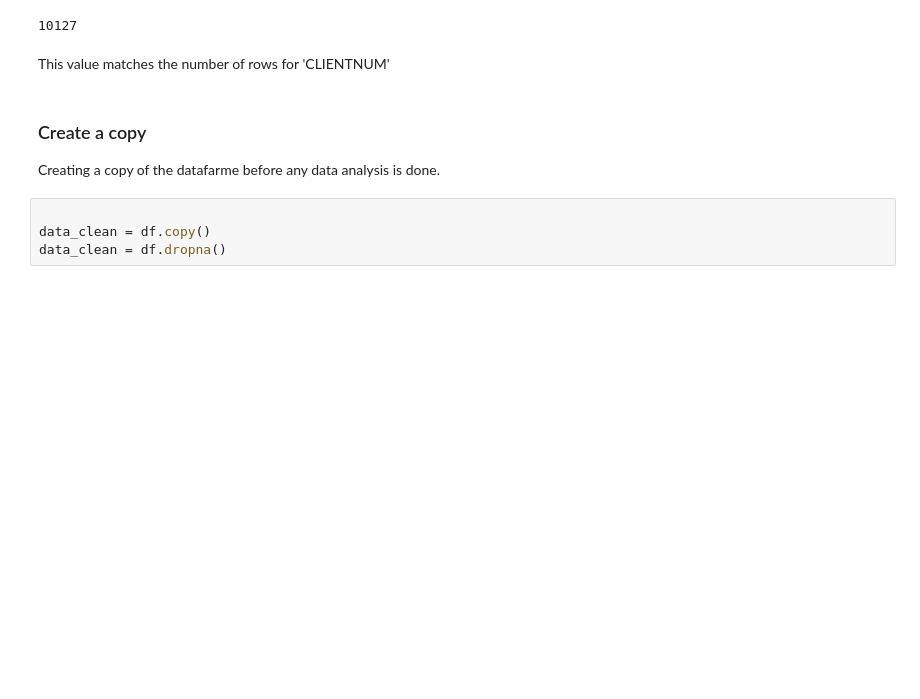
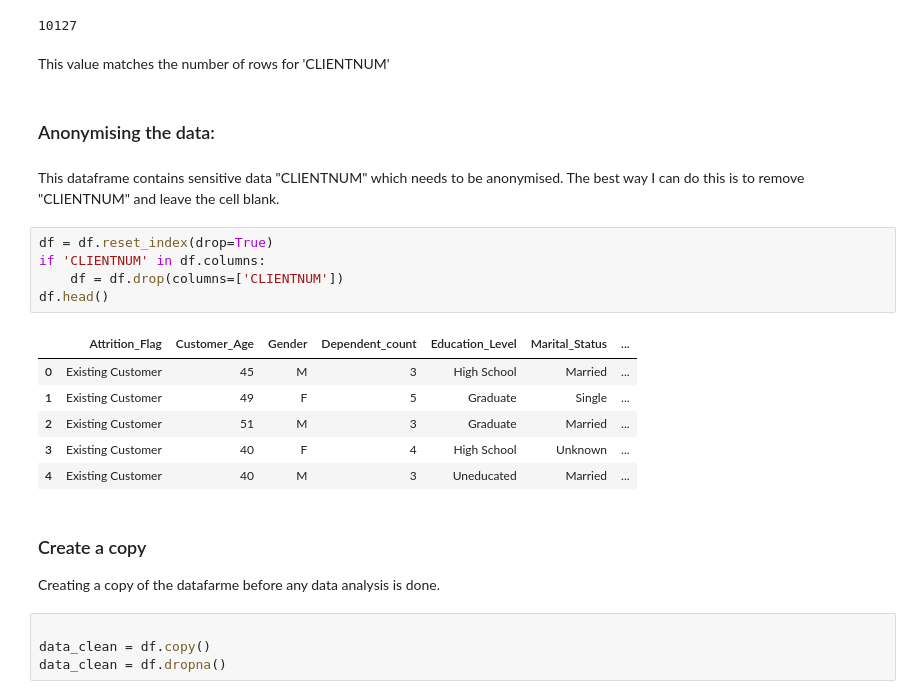
Before and after one commit to MichaelJDB/Credit-Card-Analysis, a Jupyter notebook: jupyter_notebooks/Credit_Card_Analysis.ipynb, the cells around one changed output. Saved outputs shown, nothing was run; the diff lists cells and outputs as text; blank space fills up the shorter version.

```diff
--- a/jupyter_notebooks/Credit_Card_Analysis.ipynb
+++ b/jupyter_notebooks/Credit_Card_Analysis.ipynb
@@ -54,6 +55,22 @@ df['CLIENTNUM'].nunique()
 10127
 # %% [markdown]
 This value matches the number of rows for 'CLIENTNUM'
+# %% [markdown]
+### Anonymising the data:
+# %% [markdown]
+This dataframe contains sensitive data "CLIENTNUM" which needs to be anonymised. The best way I can do this is to remove "CLIENTNUM" and leave the cell blank.
+# %%
+df = df.reset_index(drop=True)
+if 'CLIENTNUM' in df.columns:
+    df = df.drop(columns=['CLIENTNUM'])
+df.head()
+# %% [output]
+|  | Attrition_Flag | Customer_Age | Gender | Dependent_count | Education_Level | Marital_Status | ... |
+| 0 | Existing Customer | 45 | M | 3 | High School | Married | ... |
+| 1 | Existing Customer | 49 | F | 5 | Graduate | Single | ... |
+| 2 | Existing Customer | 51 | M | 3 | Graduate | Married | ... |
+| 3 | Existing Customer | 40 | F | 4 | High School | Unknown | ... |
+| 4 | Existing Customer | 40 | M | 3 | Uneducated | Married | ... |
 # %% [markdown]
 ### Create a copy
 Creating a copy of the datafarme before any data analysis is done.
```
Also changed, not shown: parts of 8 cells of this notebook.
